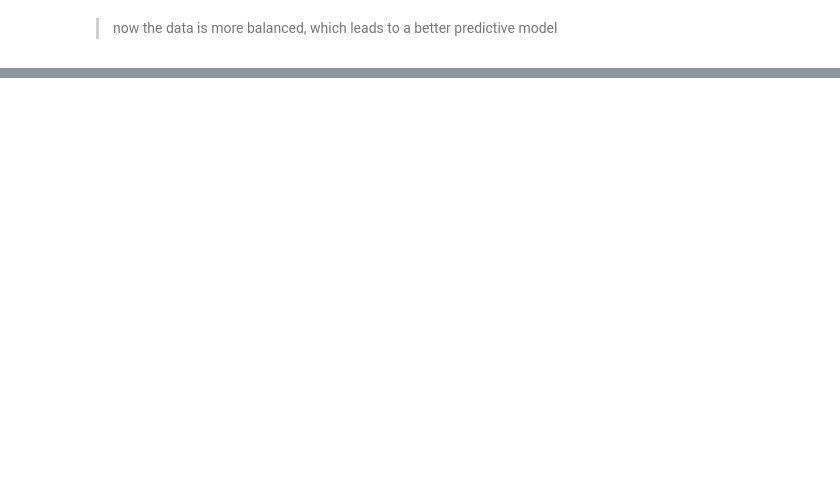
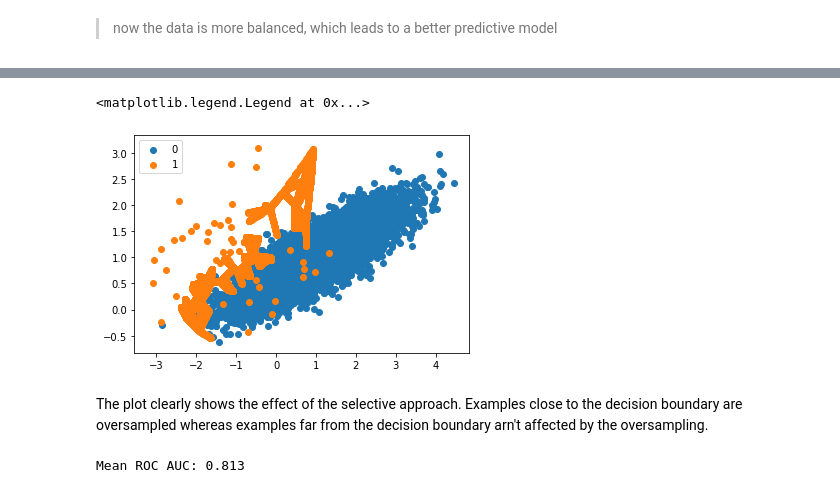
Before and after one commit to Markinger7/ML-Cookbook, a Jupyter notebook: Imbalanced_Classification.ipynb, the cells around one changed output, grey strips where cells are left out. Saved outputs shown, nothing was run; the diff lists cells and outputs as text; code cells hidden in the pictures; blank space fills up the shorter version.

Commit message:
Imbalanced classification using SMOTE

```diff
--- a/Imbalanced_Classification.ipynb
+++ b/Imbalanced_Classification.ipynb
@@ -121,0 +231,23 @@ plt.show()
+# %%
+# creat new data which isn't transformed allready
+X, y = make_classification(n_samples=10000,
+                           n_features=2,
+                           n_redundant=0,
+                           n_clusters_per_class=1,
+                           weights=[0.99],
+                           flip_y=0,
+                           random_state=1)
+# %%
+oversample = BorderlineSMOTE()
+X, y = oversample.fit_resample(X, y)
+# %%
+counter = Counter(y)
+for label, _ in counter.items():
+    row_ix = np.where(y == label)[0]
+    plt.scatter(X[row_ix, 0], X[row_ix, 1], label=str(label))
+plt.legend()
+# %% [output]
+<matplotlib.legend.Legend at 0x...>
+[figure, added]
+# %% [markdown]
+The plot clearly shows the effect of the selective approach. Examples close to the decision boundary are oversampled whereas examples far from the decision boundary arn't affected by the oversampling.
@@ -121,0 +260,4 @@ plt.show()
+# %%
+print('Mean ROC AUC: %.3f' % np.mean(scores))
+# %% [output]
+Mean ROC AUC: 0.813
```
Also changed, not shown: parts of 39 cells of this notebook.
